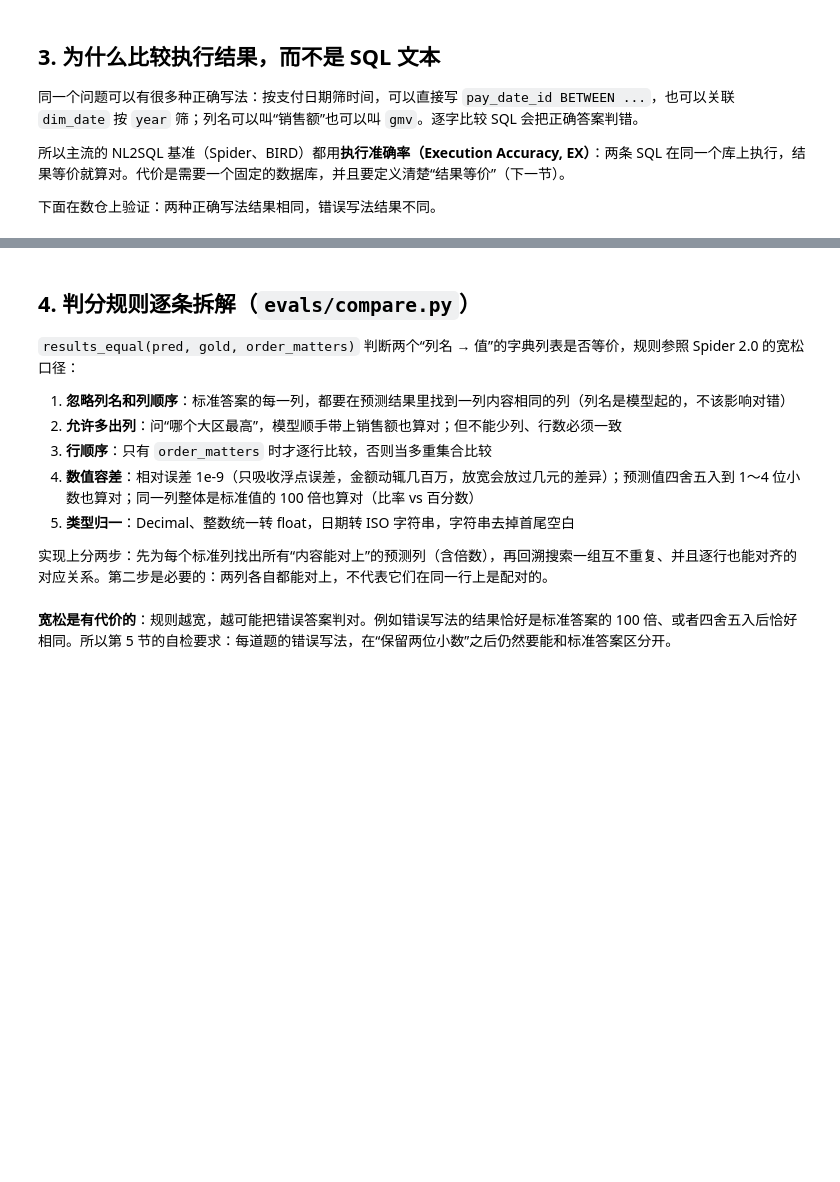
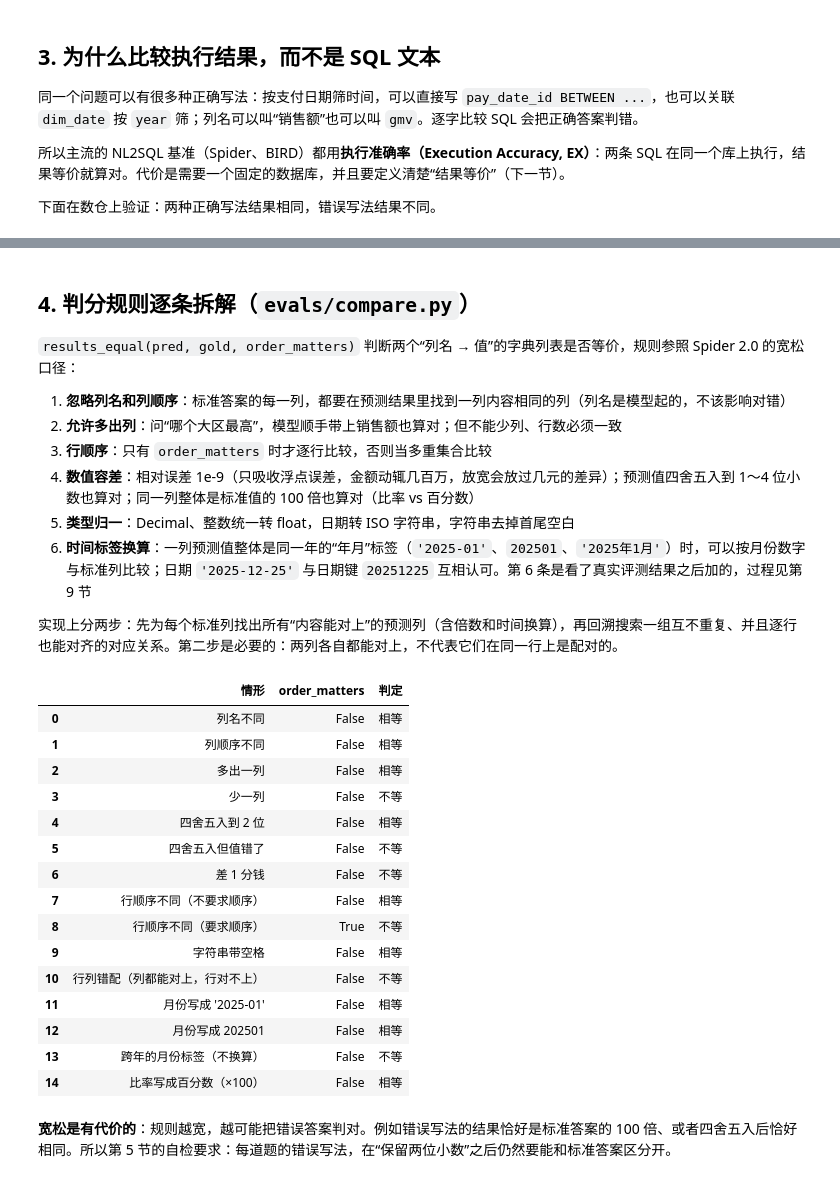
Before and after one commit to chanearly2002/shopkeeper-agent, a Jupyter notebook: notebooks/eval_tutorial.ipynb, the cells around one changed output, grey strips where cells are left out. Cells and saved outputs as stored; diff of their text form; code cells hidden in the pictures; blank space fills up the shorter version.

```diff
--- a/notebooks/eval_tutorial.ipynb
+++ b/notebooks/eval_tutorial.ipynb
@@ -179,8 +223,9 @@ pd.DataFrame(gold_rows).merge(
 3. **行顺序**：只有 `order_matters` 时才逐行比较，否则当多重集合比较
 4. **数值容差**：相对误差 1e-9（只吸收浮点误差，金额动辄几百万，放宽会放过几元的差异）；预测值四舍五入到 1～4 位小数也算对；同一列整体是标准值的 100 倍也算对（比率 vs 百分数）
 5. **类型归一**：Decimal、整数统一转 float，日期转 ISO 字符串，字符串去掉首尾空白
+6. **时间标签换算**：一列预测值整体是同一年的“年月”标签（`'2025-01'`、`202501`、`'2025年1月'`）时，可以按月份数字与标准列比较；日期 `'2025-12-25'` 与日期键 `20251225` 互相认可。第 6 条是看了真实评测结果之后加的，过程见第 9 节
 
-实现上分两步：先为每个标准列找出所有“内容能对上”的预测列（含倍数），再回溯搜索一组互不重复、并且逐行也能对齐的对应关系。第二步是必要的：两列各自都能对上，不代表它们在同一行上是配对的。
+实现上分两步：先为每个标准列找出所有“内容能对上”的预测列（含倍数和时间换算），再回溯搜索一组互不重复、并且逐行也能对齐的对应关系。第二步是必要的：两列各自都能对上，不代表它们在同一行上是配对的。
 # %%
 G = [{"area": "华东", "amt": 1234.5678}, {"area": "华南", "amt": 999.1}]
 cases = [
@@ -229,33 +274,65 @@ cases = [
         True,
     ),
     (
         "字符串带空格",
         [{"area": " 华东 ", "amt": 1234.5678}, {"area": "华南", "amt": 999.1}],
         False,
     ),
     (
         "行列错配（列都能对上，行对不上）",
         [{"area": "华东", "amt": 999.1}, {"area": "华南", "amt": 1234.5678}],
         False,
     ),
 ]
 rows = [
     {
         "情形": name,
         "order_matters": om,
         "判定": "相等" if results_equal(pred, G, om) else "不等",
     }
     for name, pred, om in cases
 ]
+# 时间标签：标准答案按 dim_date.month 输出 1、2，模型常输出带年份的月份
+M = [{"月份": 1, "销售额": 10.5}, {"月份": 2, "销售额": 20.0}]
+for name, labels in [
+    ("月份写成 '2025-01'", ["2025-01", "2025-02"]),
+    ("月份写成 202501", [202501, 202502]),
+    ("跨年的月份标签（不换算）", ["2024-01", "2025-02"]),
+]:
+    pred = [{"m": labels[0], "amt": 10.5}, {"m": labels[1], "amt": 20.0}]
+    rows.append(
+        {
+            "情形": name,
+            "order_matters": False,
+            "判定": "相等" if results_equal(pred, M) else "不等",
+        }
+    )
 # 比率 vs 百分数
 rows.append(
     {
         "情形": "比率写成百分数（×100）",
         "order_matters": False,
         "判定": "相等" if results_equal([{"r": 12.5}], [{"rate": 0.125}]) else "不等",
     }
 )
 pd.DataFrame(rows)
+# %% [output]
+|  | 情形 | order_matters | 判定 |
+| 0 | 列名不同 | False | 相等 |
+| 1 | 列顺序不同 | False | 相等 |
+| 2 | 多出一列 | False | 相等 |
+| 3 | 少一列 | False | 不等 |
+| 4 | 四舍五入到 2 位 | False | 相等 |
+| 5 | 四舍五入但值错了 | False | 不等 |
+| 6 | 差 1 分钱 | False | 不等 |
+| 7 | 行顺序不同（不要求顺序） | False | 相等 |
+| 8 | 行顺序不同（要求顺序） | True | 不等 |
+| 9 | 字符串带空格 | False | 相等 |
+| 10 | 行列错配（列都能对上，行对不上） | False | 不等 |
+| 11 | 月份写成 '2025-01' | False | 相等 |
+| 12 | 月份写成 202501 | False | 相等 |
+| 13 | 跨年的月份标签（不换算） | False | 不等 |
+| 14 | 比率写成百分数（×100） | False | 相等 |
 # %% [markdown]
 **宽松是有代价的**：规则越宽，越可能把错误答案判对。例如错误写法的结果恰好是标准答案的 100 倍、或者四舍五入后恰好相同。所以第 5 节的自检要求：每道题的错误写法，在“保留两位小数”之后仍然要能和标准答案区分开。
 # %% [markdown]
```
Also changed, not shown: parts of 30 cells of this notebook, 3 other files.
